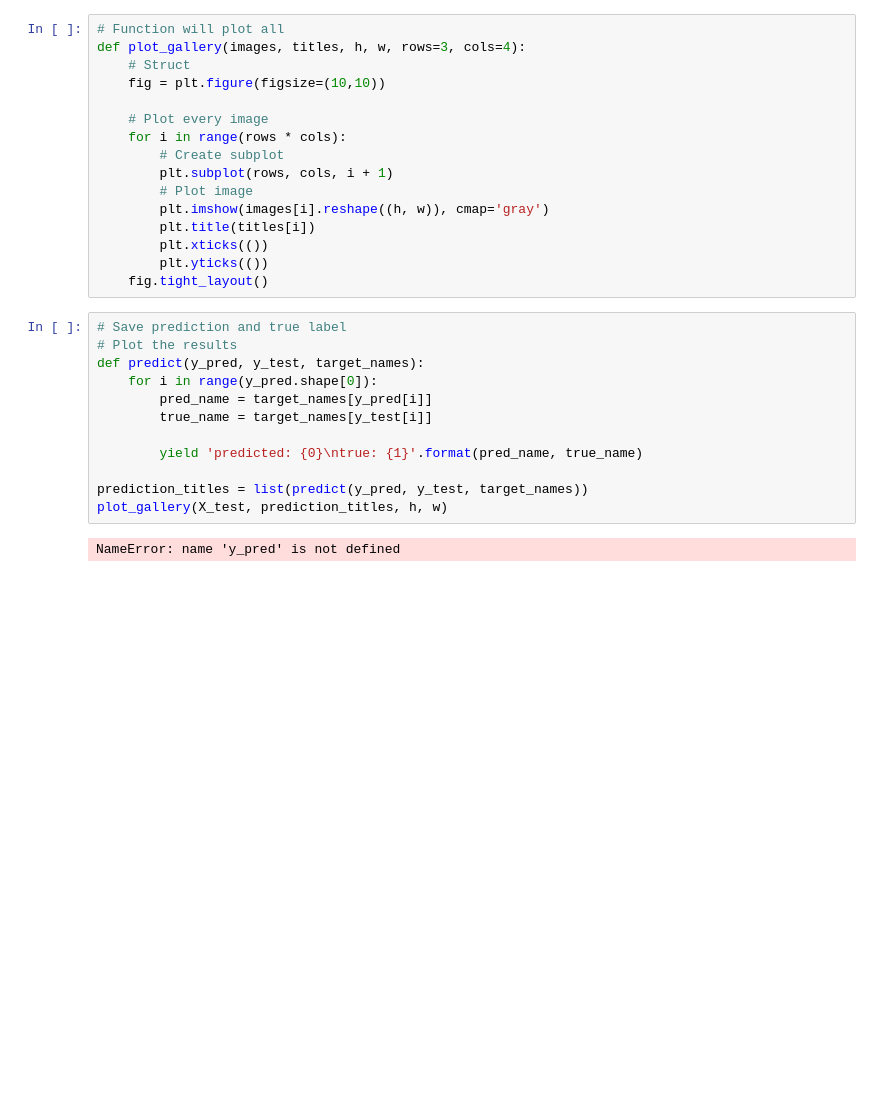
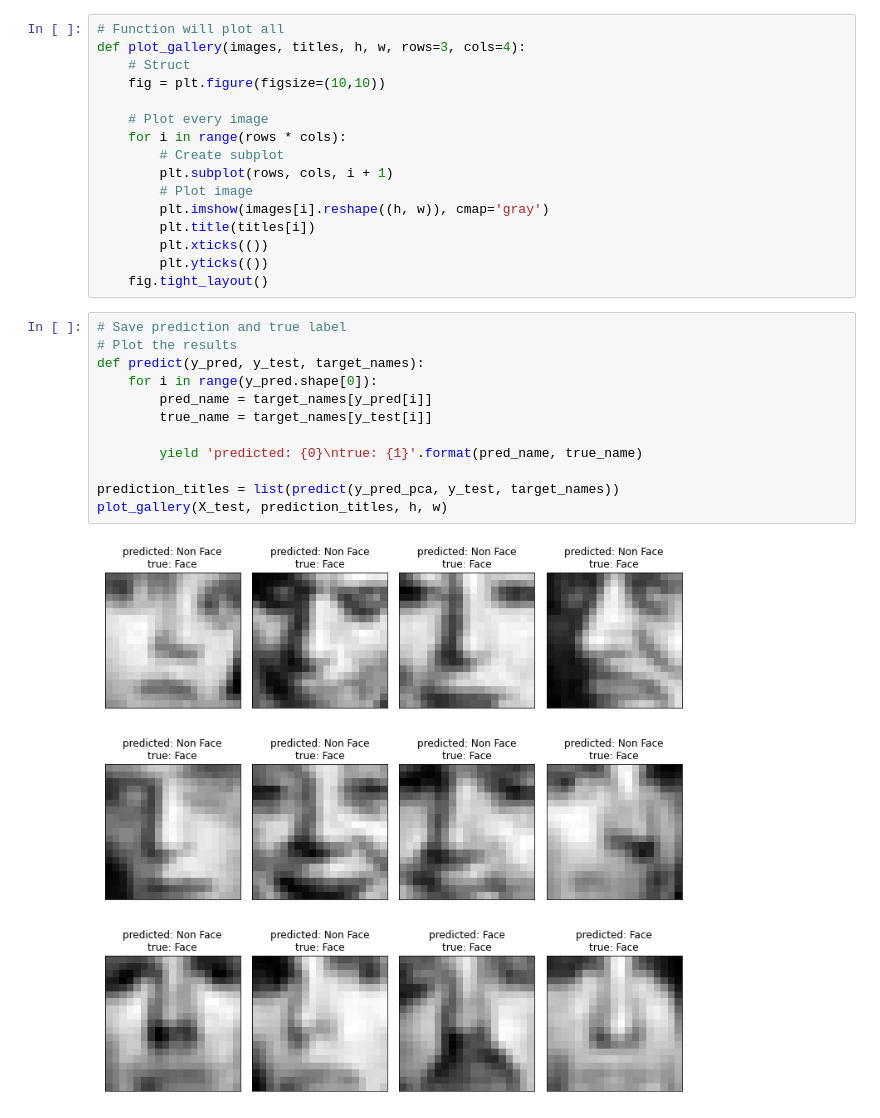
Before and after one commit to rsberrocal/VA_Practicas, a Jupyter notebook: Lab6/P6_RichardSudarioClaraRivadulla.ipynb, the cells around one changed output. Drawn from its saved outputs; the diff is of its cells as text; blank space fills up the shorter version.

```diff
--- a/Lab6/P6_RichardSudarioClaraRivadulla.ipynb
+++ b/Lab6/P6_RichardSudarioClaraRivadulla.ipynb
@@ -888,14 +888,14 @@ def plot_gallery(images, titles, h, w, rows=3, cols=4):
 # %%
 # Save prediction and true label
 # Plot the results
 def predict(y_pred, y_test, target_names):
     for i in range(y_pred.shape[0]):
         pred_name = target_names[y_pred[i]]
         true_name = target_names[y_test[i]]
 
         yield 'predicted: {0}\ntrue: {1}'.format(pred_name, true_name)
 
-prediction_titles = list(predict(y_pred, y_test, target_names))
+prediction_titles = list(predict(y_pred_pca, y_test, target_names))
 plot_gallery(X_test, prediction_titles, h, w)
 # %% [output]
-NameError: name 'y_pred' is not defined
+[figure, added]
```
Also changed, not shown: 1 other file.
